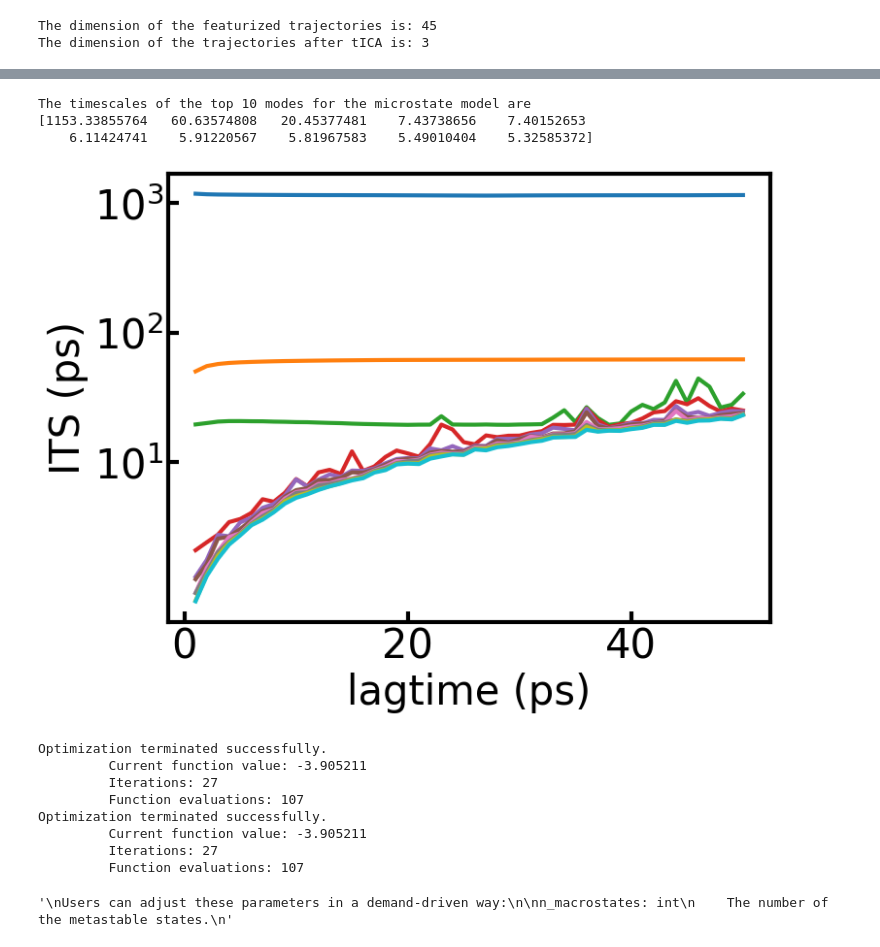
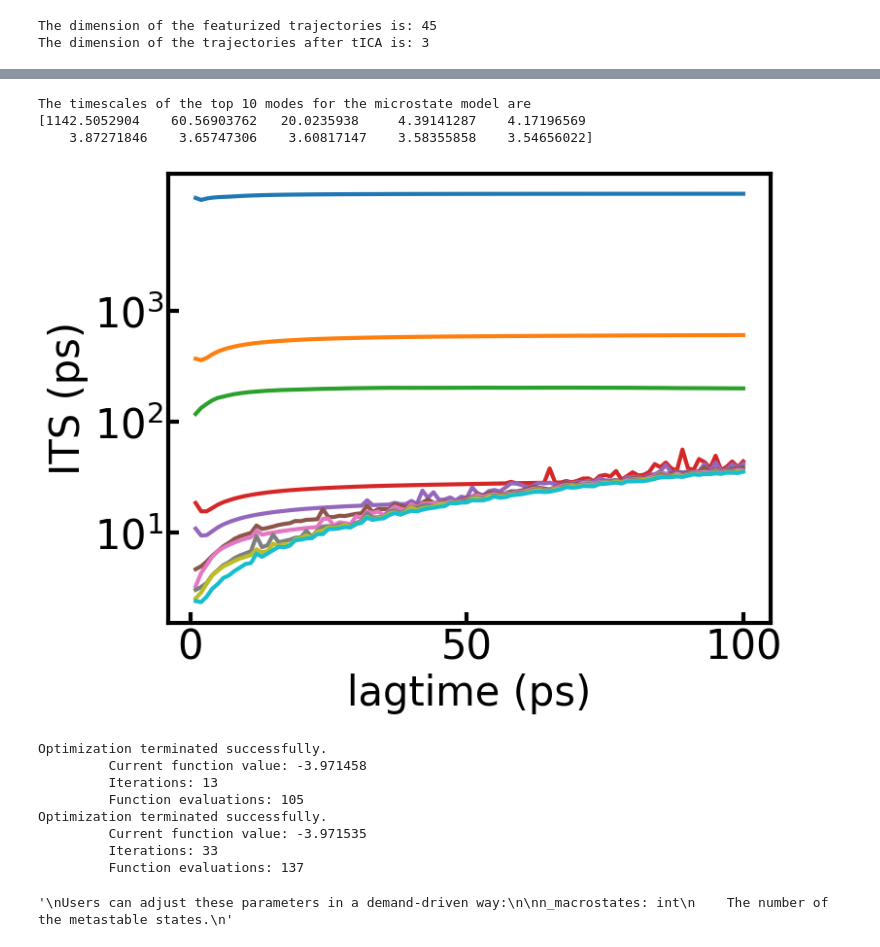
Before and after one commit to xuhuihuang/GME_tutorials, a Jupyter notebook: workshop-scripts/alanine_dipeptide_MSM.ipynb, the cells around one changed output, grey strips where cells are left out. Cells and saved outputs as stored; diff of their text form; code cells hidden in the pictures.

```diff
--- a/workshop-scripts/alanine_dipeptide_MSM.ipynb
+++ b/workshop-scripts/alanine_dipeptide_MSM.ipynb
@@ -137,7 +200,7 @@ The coordinates of the centers in the tIC-space are
 We eliminate the validation of microstate-MSM due to time restrictions.
 More details can be found on GitHub: https://github.com/xuhuihuang/GME_tutorials
 '''
-msm = MarkovStateModel(n_timescales=10, lag_time=10, ergodic_cutoff='off',
+msm = MarkovStateModel(n_timescales=10, lag_time=100, ergodic_cutoff='off',
                        reversible_type='transpose', verbose=False)
 msm.fit(clustered_trajs)
 '''
@@ -170,37 +233,37 @@ micro_TPM = msm.transmat_ # TPM
 micro_population = msm.populations_ # Stationary Population Density
 micro_timescales = msm.timescales_ # The ITS for the top modes, in the unit of a saving interval
 
-delta_t = 1 # in unit of ps
+delta_t = 0.1 # in unit of ps
 print("The timescales of the top 10 modes for the microstate model are")
 print(micro_timescales * delta_t)
 # %% [output]
 The timescales of the top 10 modes for the microstate model are
-[1153.33855764   60.63574808   20.45377481    7.43738656    7.40152653
-    6.11424741    5.91220567    5.81967583    5.49010404    5.32585372]
+[1142.5052904    60.56903762   20.0235938     4.39141287    4.17196569
+    3.87271846    3.65747306    3.60817147    3.58355858    3.54656022]
 # %%
-lagtime = np.arange(1, 51)
+lagtime = np.arange(1, 101)
 micro_ITS = np.zeros((len(lagtime), 10))
 for i in range(len(lagtime)):
   msm = MarkovStateModel(n_timescales=10, lag_time=lagtime[i], ergodic_cutoff='off',
                          reversible_type='transpose',
                          verbose=False)
   msm.fit(clustered_trajs)
   micro_ITS[i] = msm.timescales_
 
 # ITS test
 plt.rcParams['font.size'] = 30
 fig, ax = plt.subplots(figsize=(8,6))
 for i in range(10):
-    ax.plot(lagtime, np.log10(micro_ITS[:,i]), linewidth=3)
+    ax.plot(lagtime, np.log10(micro_ITS[:,i] * delta_t), linewidth=3)
 
 plt.yticks([1,2,3], labels=['$10^1$', '$10^2$','$10^3$'])
 plt.xlabel('lagtime (ps)')
 plt.ylabel('ITS (ps)')
 ax.tick_params(axis='both', direction='in', width=3, length=8)
 for spine in ax.spines.values():
     spine.set_linewidth(3)
 # fig.legend(loc='center right', bbox_to_anchor=(1.28, 0.5))
 # plt.savefig('./png/ITS_bt.png', dpi=900, bbox_inches='tight')
 plt.show()
 # %% [output]
-[figure, old version]
+[figure, new version]
@@ -220,11 +287,11 @@ n_macrostates: int
 '''
 # %% [output]
 Optimization terminated successfully.
-         Current function value: -3.905211
-         Iterations: 27
-         Function evaluations: 107
+         Current function value: -3.971458
+         Iterations: 13
+         Function evaluations: 105
 Optimization terminated successfully.
-         Current function value: -3.905211
-         Iterations: 27
-         Function evaluations: 107
+         Current function value: -3.971535
+         Iterations: 33
+         Function evaluations: 137
 '\nUsers can adjust these parameters in a demand-driven way:\n\nn_macrostates: int\n    The number of the metastable states.\n'
```
Also changed, not shown: parts of 13 cells of this notebook, 5 other files.
